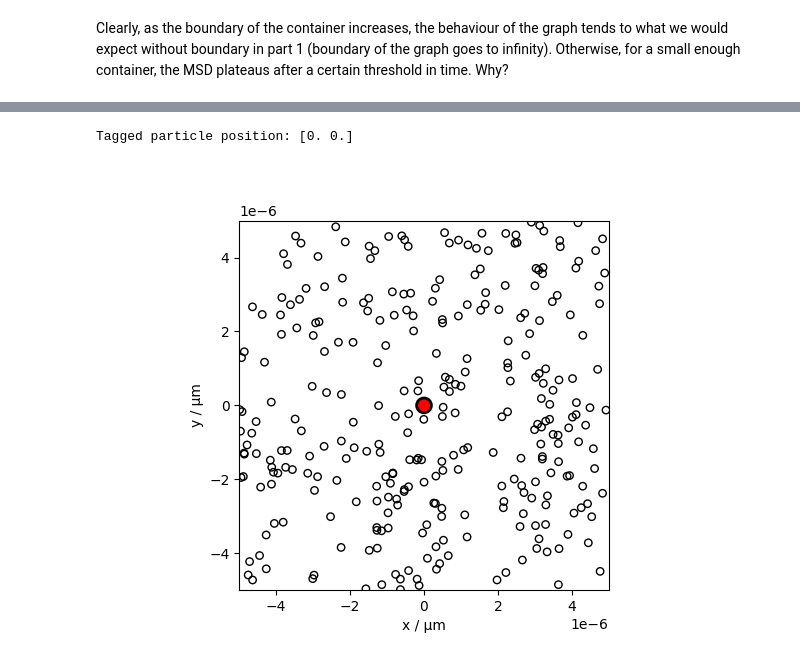
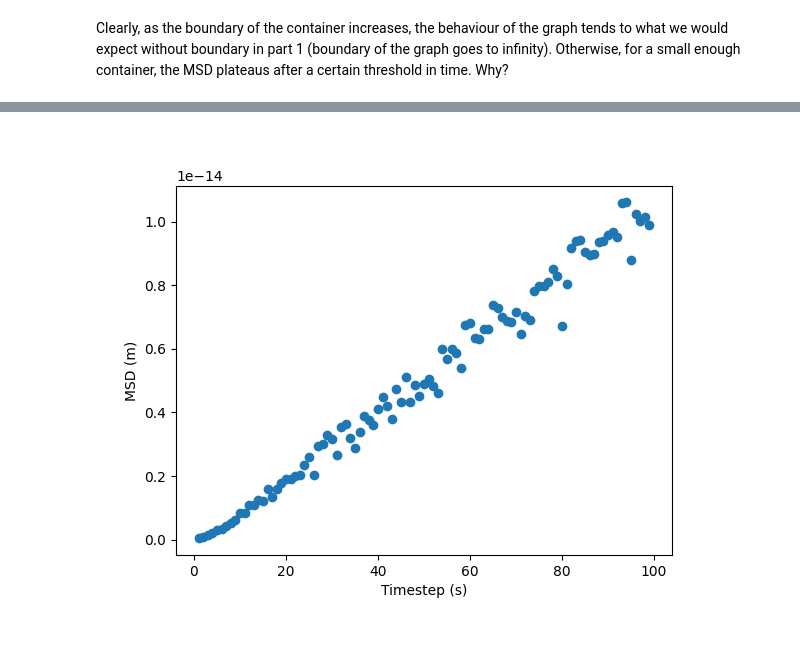
Before and after one commit to hermitian-max/PHYS2020-Brownian-Motion, a Jupyter notebook: simulation.ipynb, the cells around one changed output, grey strips where cells are left out. Saved outputs shown, nothing was run; the diff lists cells and outputs as text; code cells hidden in the pictures.

Commit message:
add run_simulation function
Generates data following the Langevin dynamics (without animated visuals) for later data analysis.

```diff
--- a/simulation.ipynb
+++ b/simulation.ipynb
@@ -428,7 +386,7 @@ background_radius = 0.1e-6
 
 tagged_mass = 1e-2
 background_mass = 1e-3
-drag_coefficient = 0.2
+drag_coefficient = 0
 
 number_of_particles = 300 #number of background particles
 viscosity_of_fluid = 1 #the visosity of fluid needed to compute drag on tagged particle
@@ -436,23 +394,26 @@ tagged_velocity =np.array([0.0,0.0]) #the velocity of the tagged particle
 velocity_background = 10e-6 #the average velocity of the bakground particle, proportional to temeprature.
 # For sake of simulation, we will assume the bacground particles to be travelling at constant velocity.
 
-dt = 0.01
+dt = 0.01 #magnitude of timestep
 
 background_particle_history = [] #position of background particles per timestep
 tagged_particle_history = [] #position of tagged particle per timestep
+time_history = [0.0]
 
 tagged_particle_pos = np.array([0,0], dtype=float) #initialise position of tagged particle to be at the centre of the container
-tagged_particle_history.append(tagged_particle_pos) #first history point should be the initial position at t0.
+tagged_particle_history.append(tagged_particle_pos.copy()) #first history point should be the initial position at t0.
 
 plt.close("all")
 
 fig,ax =plt.subplots()
 ax.set_xlim(-container_length, container_length)
 ax.set_ylim(-container_length, container_length)
-ax.set_xlabel("x / μm")
-ax.set_ylabel("y / μm")
+ax.set_xlabel("x (m)")
+ax.set_ylabel("y (m)")
 ax.set_aspect("equal")
 
+
+#setup initial random positions of background particles (at time t=0)
 background_particles = initialise_background(
     number_of_particles=number_of_particles,
     velocity_background=velocity_background,
@@ -482,6 +443,7 @@ def animate_particles(frame):
     global background_particles
     global tagged_particle_pos
     global tagged_velocity
+    global tagged_particle_history
 
     background_particles = update_background_position(
         background_radius,
@@ -526,6 +488,9 @@ def animate_particles(frame):
 
     tagged_circle.center = tagged_particle_pos
 
+    tagged_particle_history.append(tagged_particle_pos.copy())
+    time_history.append((frame+1)*dt)
+
     return background_circles + [tagged_circle]
 
 animation = FuncAnimation(
@@ -539,6 +504,3 @@ animation = FuncAnimation(
 )
 
 plt.show()
-# %% [output]
-Tagged particle position: [0. 0.]
-[figure, removed]
@@ -545,3 +590,33 @@ Tagged particle position: [0. 0.]
+# %%
+def calculate_MSD(time_interval, trajectory):
+    r2 = np.array([0,0], dtype=float)
+    count = 0
+    samples = trajectory[::time_interval]
+    for i in range(1,len(samples)):
+        r2 += ((samples[i] - samples[i-1])**2)[1:]
+        count += 1
+    msd = np.sum(r2)/(len(samples)-1)
+    return msd
+
+def generate_MSD_dataset(time, trajectory):
+    time_data = [t for t in range(1,time)]
+    msd_data = []
+    for i in range(2, time+1):
+        msd_data.append(calculate_MSD(i, trajectory))
+    return [time_data, msd_data]
+
+particle = run_simulation(10000)
+
+particle_data = generate_MSD_dataset(100, particle)
+
+plt.close("all")
+
+plt.scatter(particle_data[0], particle_data[1])
+plt.xlabel('Timestep (s)')
+plt.ylabel('MSD (m)' )
+plt.show()
+# %% [output]
+[figure, added]
 # %%
 #initialises particles at random positions in the container, with a specified speed but random direction
 initialise = initialise_background(number_of_particles=2, container_length=10, velocity_background=1)
```
Also changed, not shown: parts of 16 cells of this notebook.
